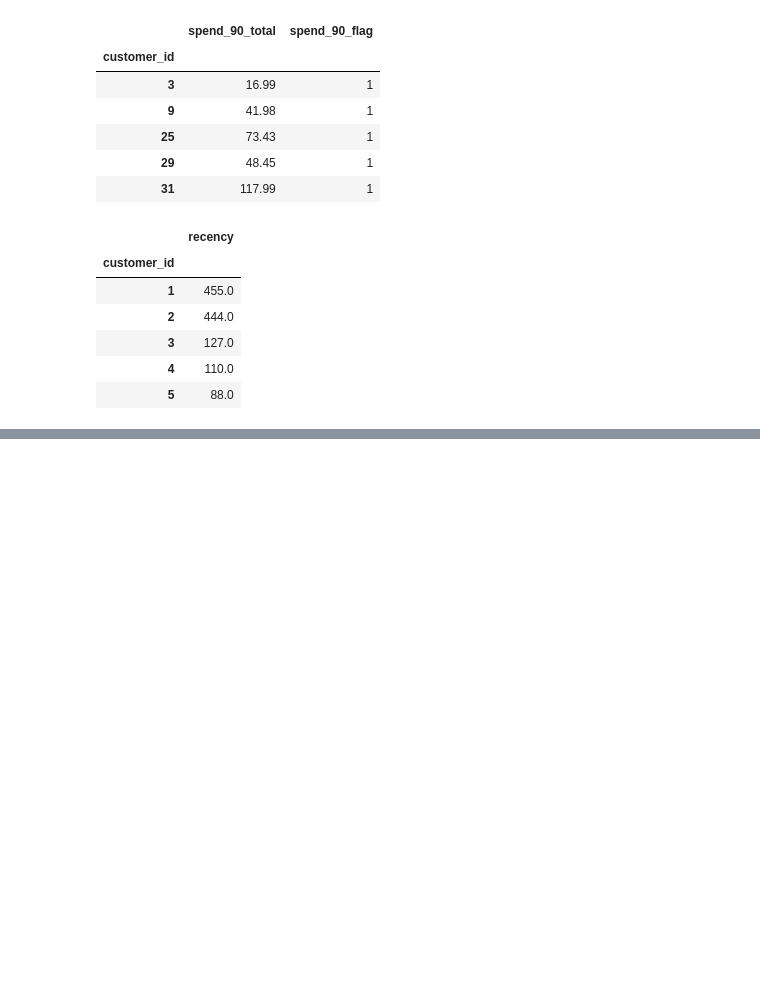
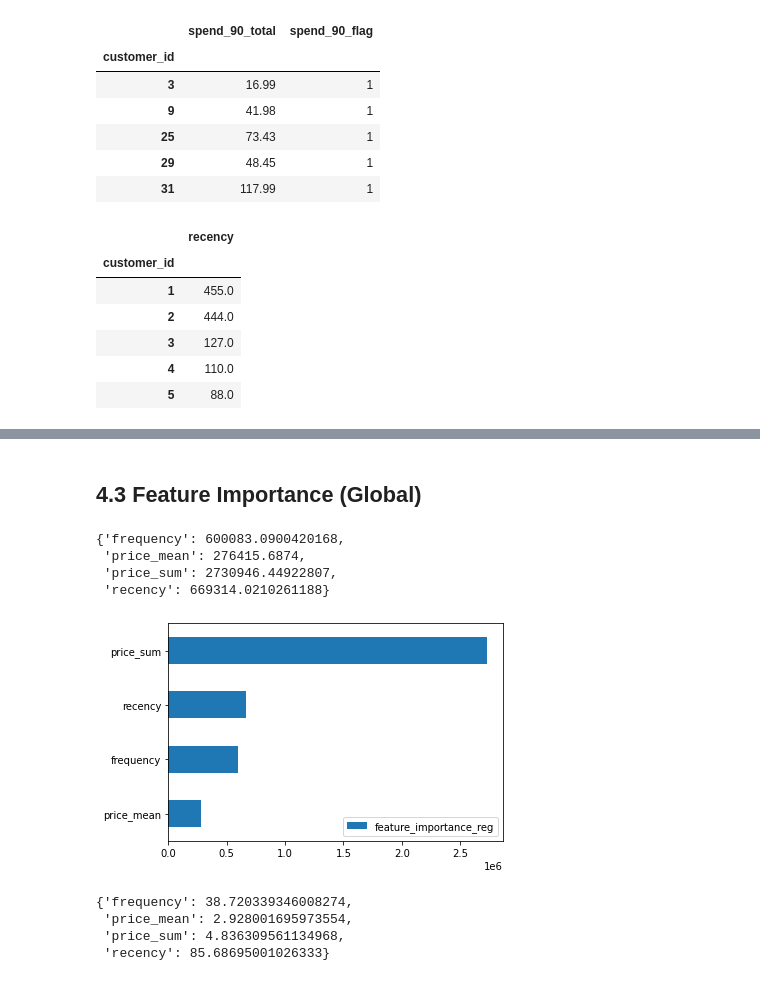
Before and after one commit to joaopcnogueira/colab-notebooks, a Jupyter notebook: Customer_Lifetime_Value.ipynb, the cells around one changed output, grey strips where cells are left out. Saved outputs shown, nothing was run; the diff lists cells and outputs as text; code cells hidden in the pictures; blank space fills up the shorter version.

```diff
--- a/Customer_Lifetime_Value.ipynb
+++ b/Customer_Lifetime_Value.ipynb
@@ -197,0 +292,10 @@ recency_features_df.head()
+# %%
+xgb_reg_model = GridSearchCV(
+    estimator=xgb_reg_spec,
+    param_grid={'learning_rate': [0.01, 0.1, 0.3, 0.5]},
+    scoring='neg_mean_absolute_error',
+    refit=True,
+    cv=5
+)
+# %%
+xgb_reg_model.fit(X, y_spend)
@@ -197,0 +400,39 @@ recency_features_df.head()
+# %% [markdown]
+## 4.3 Feature Importance (Global)
+# %%
+# Importance: Spend Amount Model
+
+imp_spend_amount_dict = xgb_reg_model \
+  .best_estimator_ \
+  .get_booster() \
+  .get_score(importance_type = 'gain')
+
+imp_spend_amount_dict
+# %% [output]
+{'frequency': 600083.0900420168,
+ 'price_mean': 276415.6874,
+ 'price_sum': 2730946.44922807,
+ 'recency': 669314.0210261188}
+# %%
+imp_spend_amount_df = pd.Series(imp_spend_amount_dict) \
+  .to_frame() \
+  .set_axis(['feature_importance_reg'], axis=1) \
+  .sort_values('feature_importance_reg', ascending=True)
+# %%
+imp_spend_amount_df.plot.barh();
+# %% [output]
+[figure, added]
+# %%
+# Importance: Spend Probability Model
+
+imp_spend_prob_dict = xgb_clf_model \
+    .best_estimator_ \
+    .get_booster() \
+    .get_score(importance_type='gain')
+
+imp_spend_prob_dict
+# %% [output]
+{'frequency': 38.720339346008274,
+ 'price_mean': 2.928001695973554,
+ 'price_sum': 4.836309561134968,
+ 'recency': 85.68695001026333}
```
Also changed, not shown: parts of 38 cells of this notebook.
